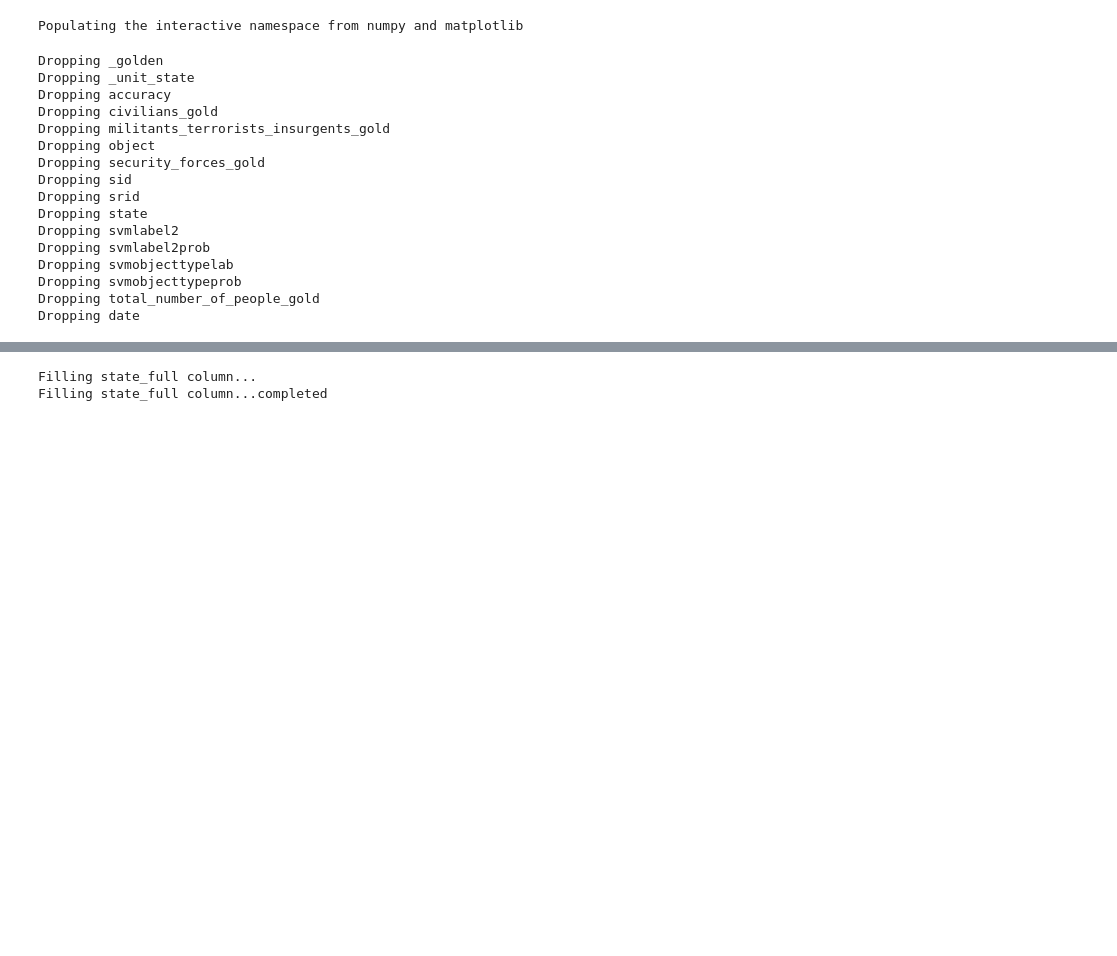
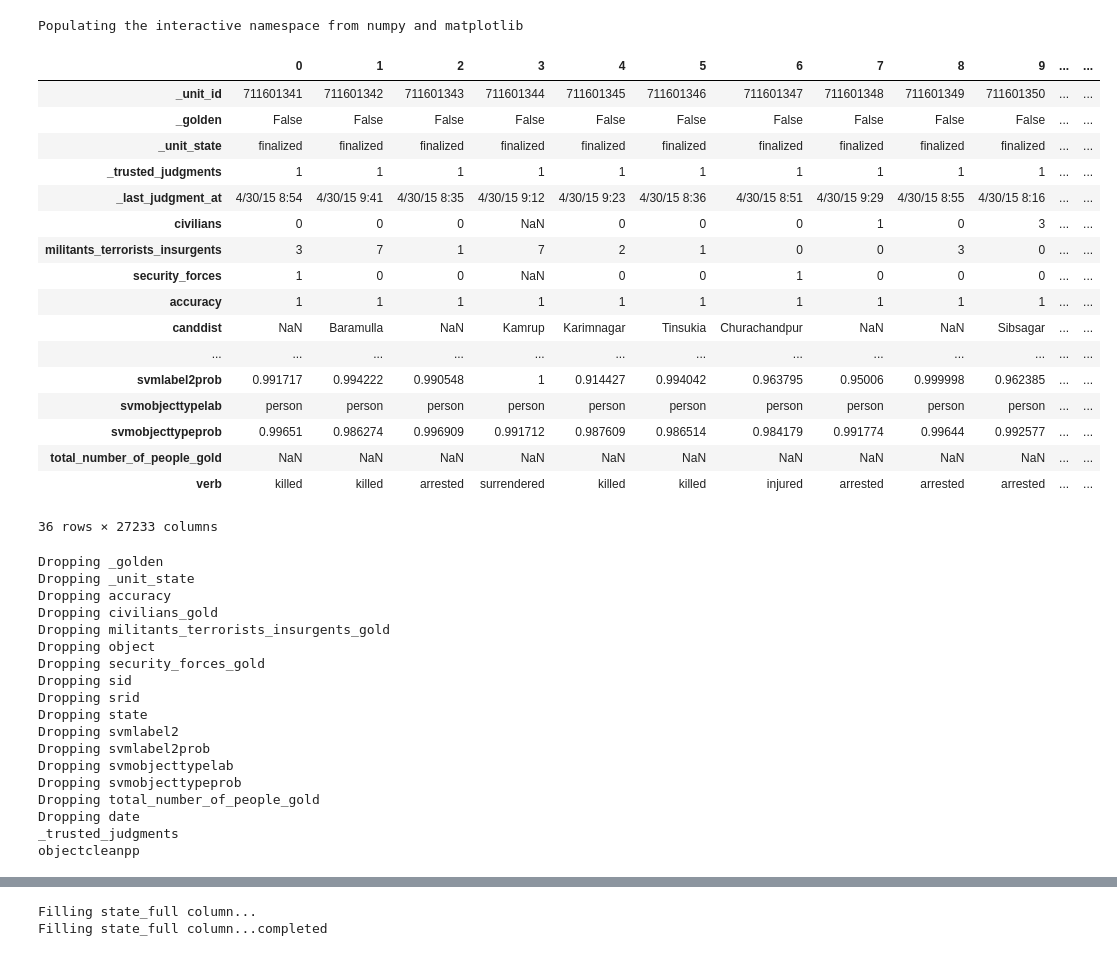
Before and after one commit to ShashwatHiregoudar/DMProject, a Jupyter notebook: ourCode.ipynb, the cells around one changed output, grey strips where cells are left out. Saved outputs shown, nothing was run; the diff lists cells and outputs as text; code cells hidden in the pictures; blank space fills up the shorter version.

```diff
--- a/ourCode.ipynb
+++ b/ourCode.ipynb
@@ -3,11 +3,32 @@
 import pandas as pd
 import matplotlib.pyplot as plt
 %pylab inline
-train_file="C:\\Users\\hp\\Desktop\\DMALab-master\\deaths-in-india-satp-dfe_Final.csv"
+train_file="deaths-in-india-satp-dfe_Final.csv"
 
 data = pd.read_csv(train_file, header = 0,index_col=None)
 # %% [output]
 Populating the interactive namespace from numpy and matplotlib
+# %%
+data.transpose()
+# %% [output]
+|  | 0 | 1 | 2 | 3 | 4 | 5 | 6 | 7 | 8 | 9 | ... | ... |
+| _unit_id | 711601341 | 711601342 | 711601343 | 711601344 | 711601345 | 711601346 | 711601347 | 711601348 | 711601349 | 711601350 | ... | ... |
+| _golden | False | False | False | False | False | False | False | False | False | False | ... | ... |
+| _unit_state | finalized | finalized | finalized | finalized | finalized | finalized | finalized | finalized | finalized | finalized | ... | ... |
+| _trusted_judgments | 1 | 1 | 1 | 1 | 1 | 1 | 1 | 1 | 1 | 1 | ... | ... |
+| _last_judgment_at | 4/30/15 8:54 | 4/30/15 9:41 | 4/30/15 8:35 | 4/30/15 9:12 | 4/30/15 9:23 | 4/30/15 8:36 | 4/30/15 8:51 | 4/30/15 9:29 | 4/30/15 8:55 | 4/30/15 8:16 | ... | ... |
+| civilians | 0 | 0 | 0 | NaN | 0 | 0 | 0 | 1 | 0 | 3 | ... | ... |
+| militants_terrorists_insurgents | 3 | 7 | 1 | 7 | 2 | 1 | 0 | 0 | 3 | 0 | ... | ... |
+| security_forces | 1 | 0 | 0 | NaN | 0 | 0 | 1 | 0 | 0 | 0 | ... | ... |
+| accuracy | 1 | 1 | 1 | 1 | 1 | 1 | 1 | 1 | 1 | 1 | ... | ... |
+| canddist | NaN | Baramulla | NaN | Kamrup | Karimnagar | Tinsukia | Churachandpur | NaN | NaN | Sibsagar | ... | ... |
+| ... | ... | ... | ... | ... | ... | ... | ... | ... | ... | ... | ... | ... |
+| svmlabel2prob | 0.991717 | 0.994222 | 0.990548 | 1 | 0.914427 | 0.994042 | 0.963795 | 0.95006 | 0.999998 | 0.962385 | ... | ... |
+| svmobjecttypelab | person | person | person | person | person | person | person | person | person | person | ... | ... |
+| svmobjecttypeprob | 0.99651 | 0.986274 | 0.996909 | 0.991712 | 0.987609 | 0.986514 | 0.984179 | 0.991774 | 0.99644 | 0.992577 | ... | ... |
+| total_number_of_people_gold | NaN | NaN | NaN | NaN | NaN | NaN | NaN | NaN | NaN | NaN | ... | ... |
+| verb | killed | killed | arrested | surrendered | killed | killed | injured | arrested | arrested | arrested | ... | ... |
+36 rows × 27233 columns
 # %%
 #dropping _goden as this attribute contains same value for all of its records
 data.drop('_golden', axis = 1, inplace = True)
@@ -96,6 +117,8 @@ Dropping svmobjecttypelab
 Dropping svmobjecttypeprob
 Dropping total_number_of_people_gold
 Dropping date
+_trusted_judgments
+objectcleanpp
 # %%
 data.transpose()
 # %% [output]
```
Also changed, not shown: parts of 1 cell of this notebook, 4 other files.
